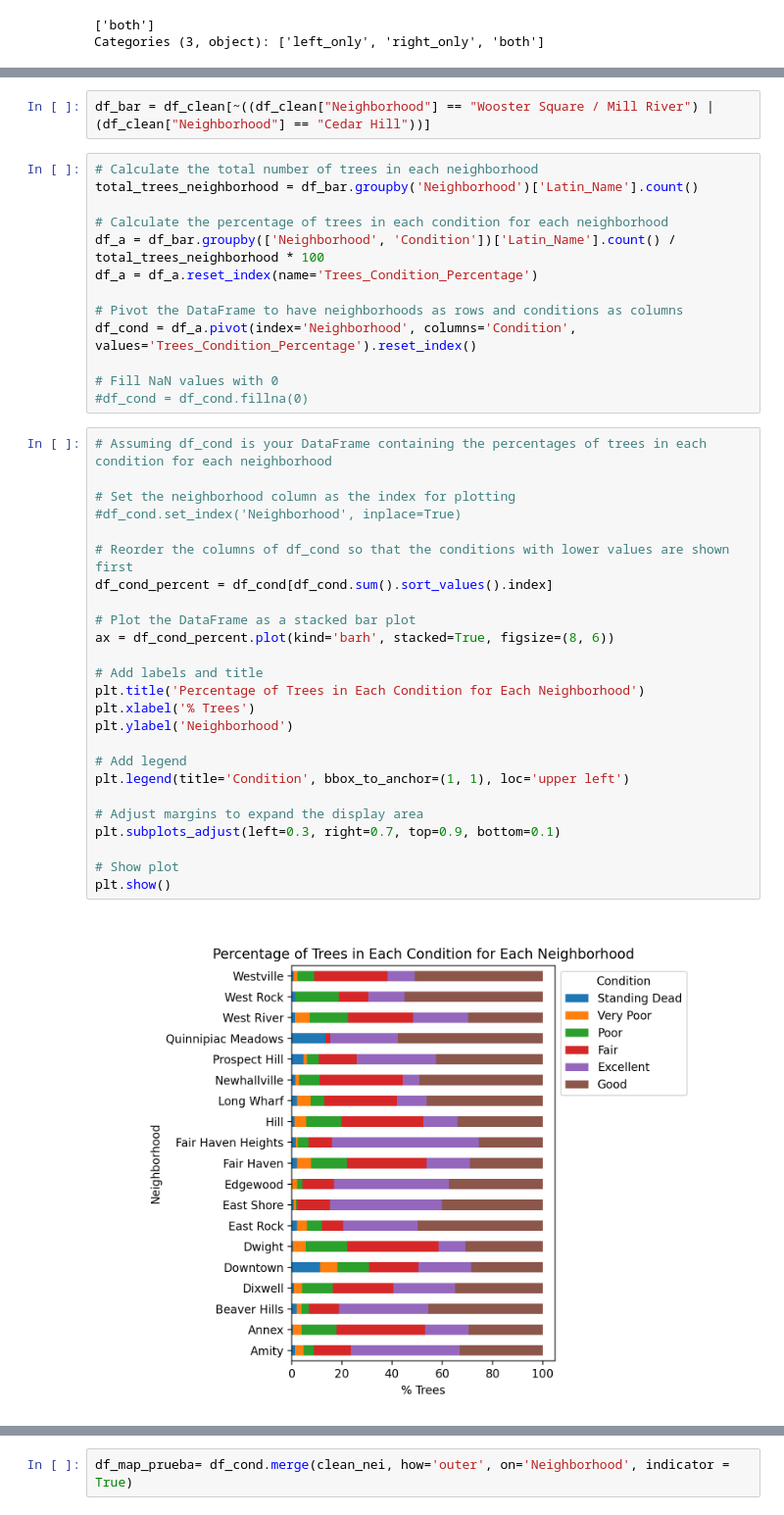
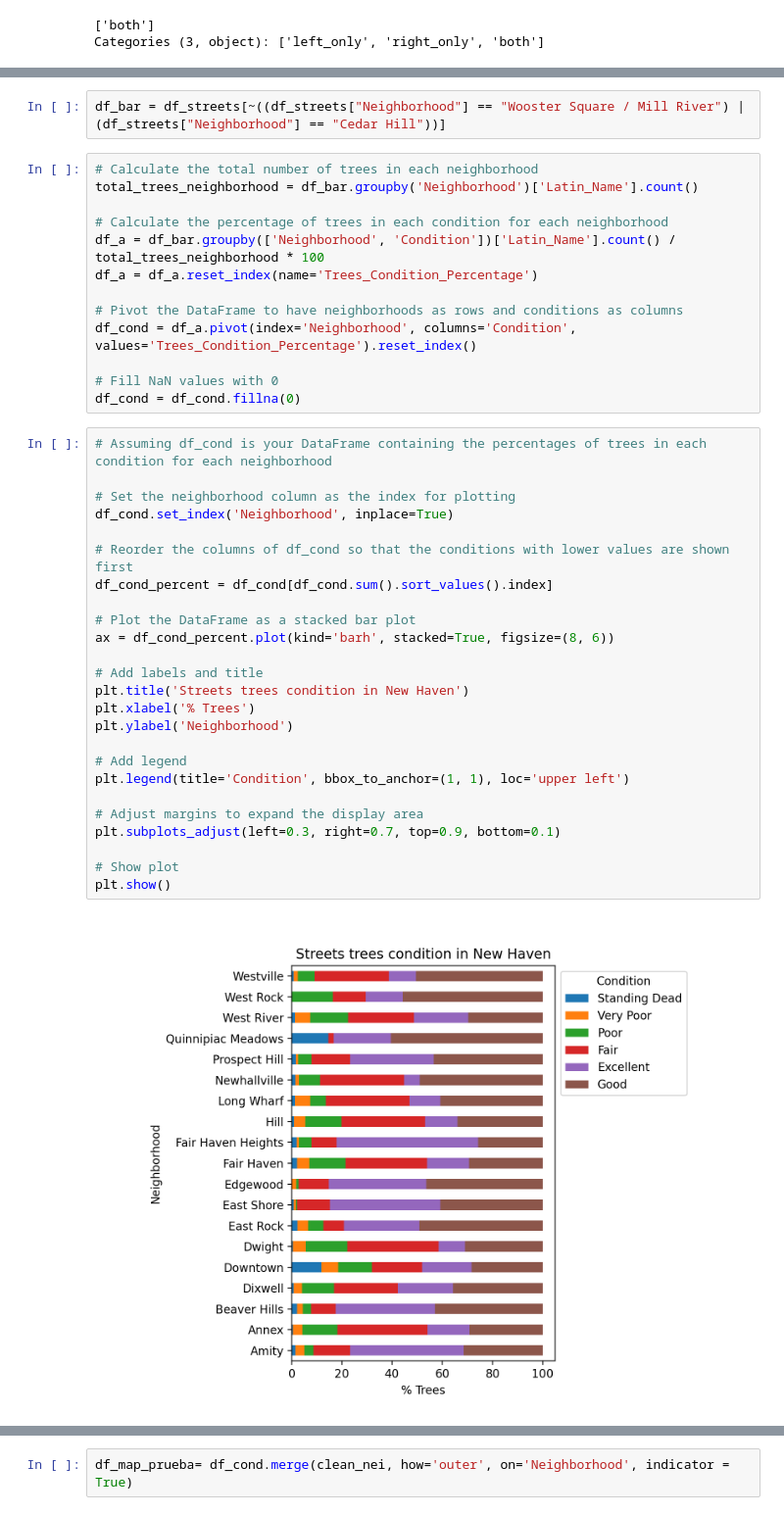
Before and after one commit to envirodatascience/final-project-urban-treeam, a Jupyter notebook: Final_Project_URI_trees.ipynb, the cells around one changed output, grey strips where cells are left out. Shown at 98% size. Drawn from its saved outputs; the diff is of its cells as text.

```diff
--- a/Final_Project_URI_trees.ipynb
+++ b/Final_Project_URI_trees.ipynb
@@ -850,5 +979,5 @@ Categories (3, object): ['left_only', 'right_only', 'both']
 # %%
-df_bar = df_clean[~((df_clean["Neighborhood"] == "Wooster Square / Mill River") | (df_clean["Neighborhood"] == "Cedar Hill"))]
+df_bar = df_streets[~((df_streets["Neighborhood"] == "Wooster Square / Mill River") | (df_streets["Neighborhood"] == "Cedar Hill"))]
 # %%
 # Calculate the total number of trees in each neighborhood
 total_trees_neighborhood = df_bar.groupby('Neighborhood')['Latin_Name'].count()
@@ -861,34 +990,34 @@ df_a = df_a.reset_index(name='Trees_Condition_Percentage')
 df_cond = df_a.pivot(index='Neighborhood', columns='Condition', values='Trees_Condition_Percentage').reset_index()
 
 # Fill NaN values with 0
-#df_cond = df_cond.fillna(0)
+df_cond = df_cond.fillna(0)
 # %%
 # Assuming df_cond is your DataFrame containing the percentages of trees in each condition for each neighborhood
 
 # Set the neighborhood column as the index for plotting
-#df_cond.set_index('Neighborhood', inplace=True)
+df_cond.set_index('Neighborhood', inplace=True)
 
 # Reorder the columns of df_cond so that the conditions with lower values are shown first
 df_cond_percent = df_cond[df_cond.sum().sort_values().index]
 
 # Plot the DataFrame as a stacked bar plot
 ax = df_cond_percent.plot(kind='barh', stacked=True, figsize=(8, 6))
 
 # Add labels and title
-plt.title('Percentage of Trees in Each Condition for Each Neighborhood')
+plt.title('Streets trees condition in New Haven')
 plt.xlabel('% Trees')
 plt.ylabel('Neighborhood')
 
 # Add legend
 plt.legend(title='Condition', bbox_to_anchor=(1, 1), loc='upper left')
 
 # Adjust margins to expand the display area
 plt.subplots_adjust(left=0.3, right=0.7, top=0.9, bottom=0.1)
 
 # Show plot
 plt.show()
 # %% [output]
-[figure, old version]
+[figure, new version]
 # %%
 df_cond_percent
 # %% [output]
```
Also changed, not shown: parts of 149 cells of this notebook.
